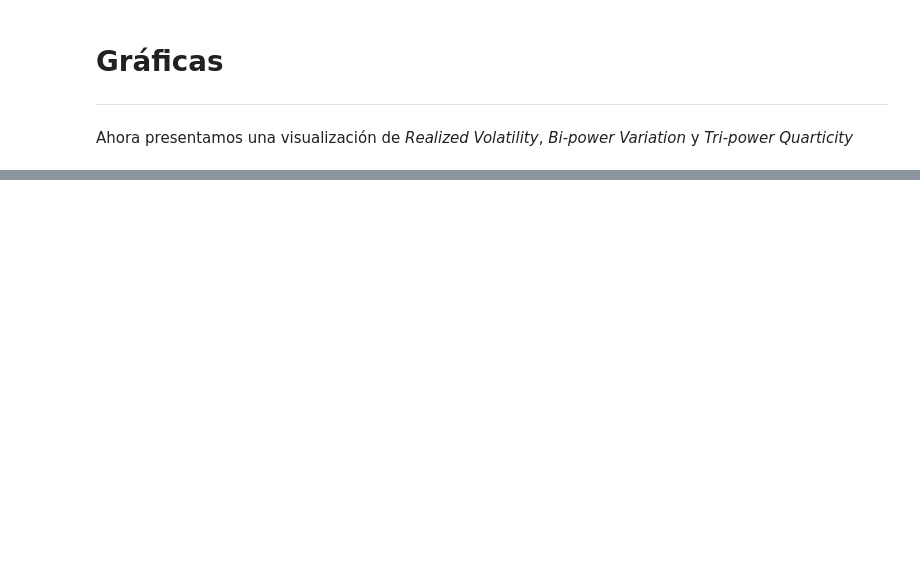
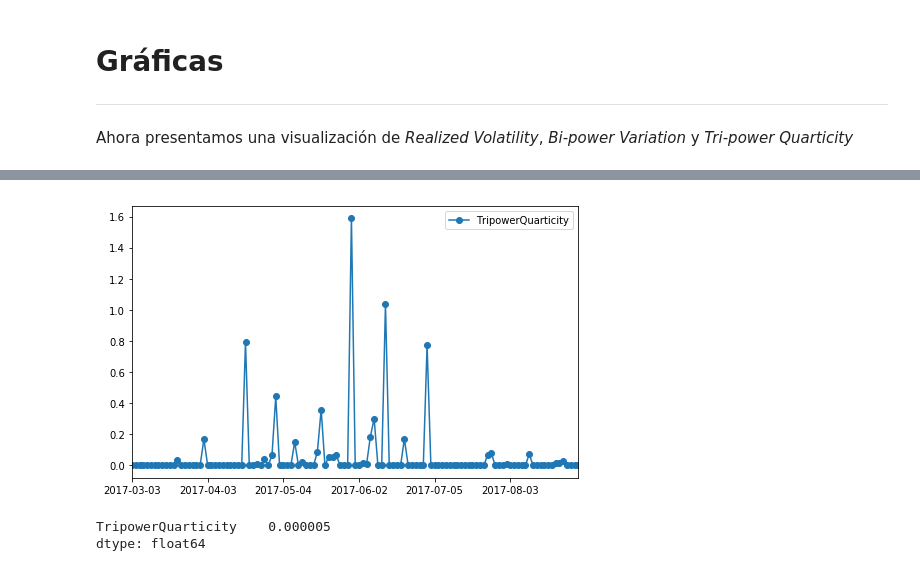
Before and after one commit to nromerodiaz/MarketQualityParams, a Jupyter notebook: JumpStatistic.ipynb, the cells around one changed output, grey strips where cells are left out. Saved outputs shown, nothing was run; the diff lists cells and outputs as text; code cells hidden in the pictures; blank space fills up the shorter version.

```diff
--- a/JumpStatistic.ipynb
+++ b/JumpStatistic.ipynb
@@ -344,0 +342,12 @@ plt.show()
+# %%
+# Grafica TQ
+
+tripower_quart.plot(figsize=(8, 5), marker="o")
+plt.show()
+# %% [output]
+[figure, added]
+# %%
+tripower_quart.min() # Vemos que el minimo es mayor a cero
+# %% [output]
+TripowerQuarticity    0.000005
+dtype: float64
```
Also changed, not shown: parts of 54 cells of this notebook.
